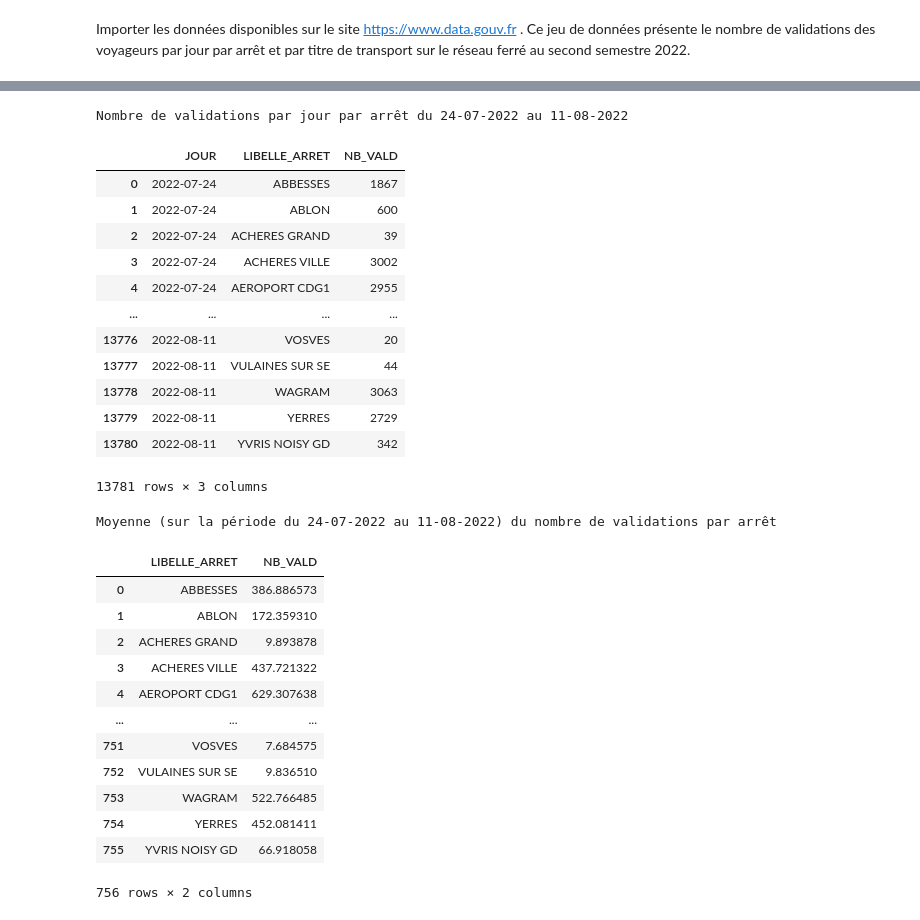
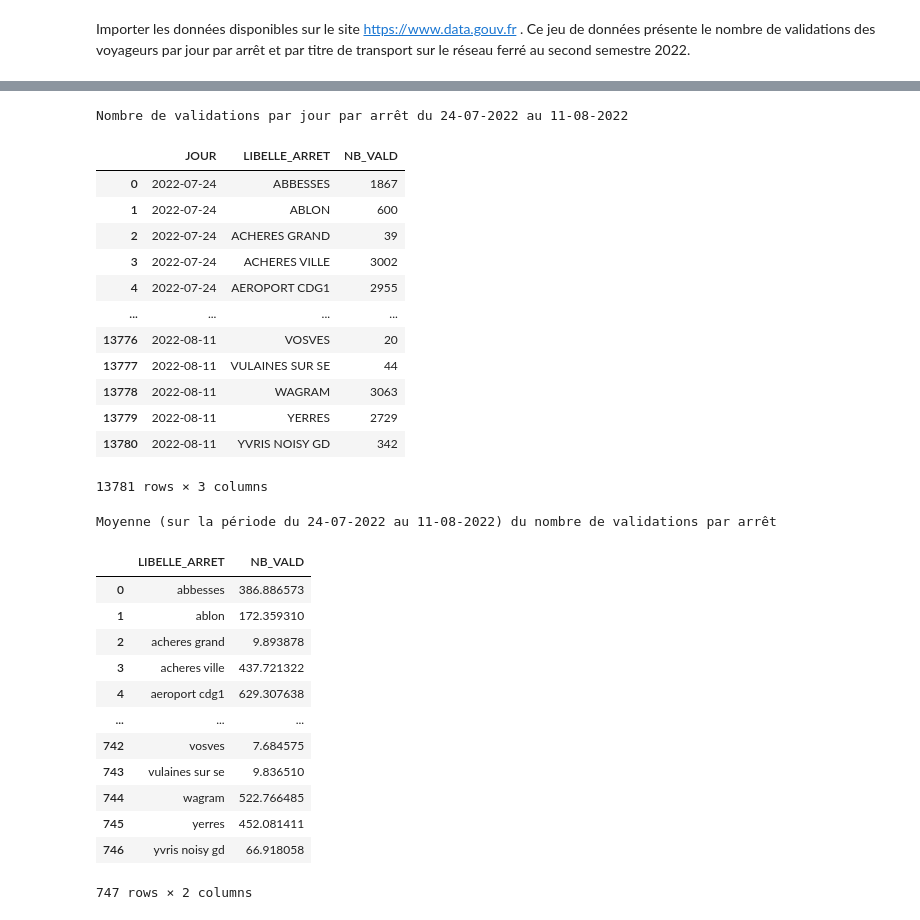
Before and after one commit to sarahthoumyre/metro-JO, a Jupyter notebook: Nettoyage données affluence par jour + nombre de validation par jour par station.ipynb, the cells around one changed output, grey strips where cells are left out. Cells and saved outputs as stored; diff of their text form; code cells hidden in the pictures.

```diff
--- a/Nettoyage données affluence par jour + nombre de validation par jour par station.ipynb
+++ b/Nettoyage données affluence par jour + nombre de validation par jour par station.ipynb
@@ -218,42 +231,51 @@ données_validation2['JOUR'] = pd.to_datetime(données_validation2['JOUR'], form
 
 # Filtrage des dates spécifiques
 donnees_filtrees = données_validation2[(données_validation2['JOUR'] >= '2022-07-24') & (données_validation2['JOUR'] <= '2022-08-11')]
 
 # Somme de NB_VALD par JOUR et par LIBELLE_ARRET
 somme_par_jour_arret = donnees_filtrees.groupby(['JOUR', 'LIBELLE_ARRET'])['NB_VALD'].sum().reset_index()
 moyenne_par_arret = données_validation2.groupby('LIBELLE_ARRET')['NB_VALD'].mean().reset_index()
 
+# Normalisation des libellés
+moyenne_par_arret['LIBELLE_ARRET'] = moyenne_par_arret['LIBELLE_ARRET'].str.lower().str.strip()
+
+# Somme des valeurs de NB_VALD pour les libellés normalisés
+moyenne_par_arret = moyenne_par_arret.groupby('LIBELLE_ARRET')['NB_VALD'].sum().reset_index()
+
+# Suppression des doublons
+moyenne_par_arret = moyenne_par_arret.drop_duplicates(subset=['LIBELLE_ARRET'])
+
 print("Nombre de validations par jour par arrêt du 24-07-2022 au 11-08-2022")
 display(somme_par_jour_arret)
 
 print("Moyenne (sur la période du 24-07-2022 au 11-08-2022) du nombre de validations par arrêt")
 display(moyenne_par_arret)
 # %% [output]
 Nombre de validations par jour par arrêt du 24-07-2022 au 11-08-2022
 |  | JOUR | LIBELLE_ARRET | NB_VALD |
 | 0 | 2022-07-24 | ABBESSES | 1867 |
 | 1 | 2022-07-24 | ABLON | 600 |
 | 2 | 2022-07-24 | ACHERES GRAND | 39 |
 | 3 | 2022-07-24 | ACHERES VILLE | 3002 |
 | 4 | 2022-07-24 | AEROPORT CDG1 | 2955 |
 | ... | ... | ... | ... |
 | 13776 | 2022-08-11 | VOSVES | 20 |
 | 13777 | 2022-08-11 | VULAINES SUR SE | 44 |
 | 13778 | 2022-08-11 | WAGRAM | 3063 |
 | 13779 | 2022-08-11 | YERRES | 2729 |
 | 13780 | 2022-08-11 | YVRIS NOISY GD | 342 |
 13781 rows × 3 columns
 Moyenne (sur la période du 24-07-2022 au 11-08-2022) du nombre de validations par arrêt
 |  | LIBELLE_ARRET | NB_VALD |
-| 0 | ABBESSES | 386.886573 |
-| 1 | ABLON | 172.359310 |
-| 2 | ACHERES GRAND | 9.893878 |
-| 3 | ACHERES VILLE | 437.721322 |
-| 4 | AEROPORT CDG1 | 629.307638 |
+| 0 | abbesses | 386.886573 |
+| 1 | ablon | 172.359310 |
+| 2 | acheres grand | 9.893878 |
+| 3 | acheres ville | 437.721322 |
+| 4 | aeroport cdg1 | 629.307638 |
 | ... | ... | ... |
-| 751 | VOSVES | 7.684575 |
-| 752 | VULAINES SUR SE | 9.836510 |
-| 753 | WAGRAM | 522.766485 |
-| 754 | YERRES | 452.081411 |
-| 755 | YVRIS NOISY GD | 66.918058 |
+| 742 | vosves | 7.684575 |
+| 743 | vulaines sur se | 9.836510 |
+| 744 | wagram | 522.766485 |
+| 745 | yerres | 452.081411 |
+| 746 | yvris noisy gd | 66.918058 |
-756 rows × 2 columns
+747 rows × 2 columns
```
Also changed, not shown: parts of 6 cells of this notebook, 1 other file.
